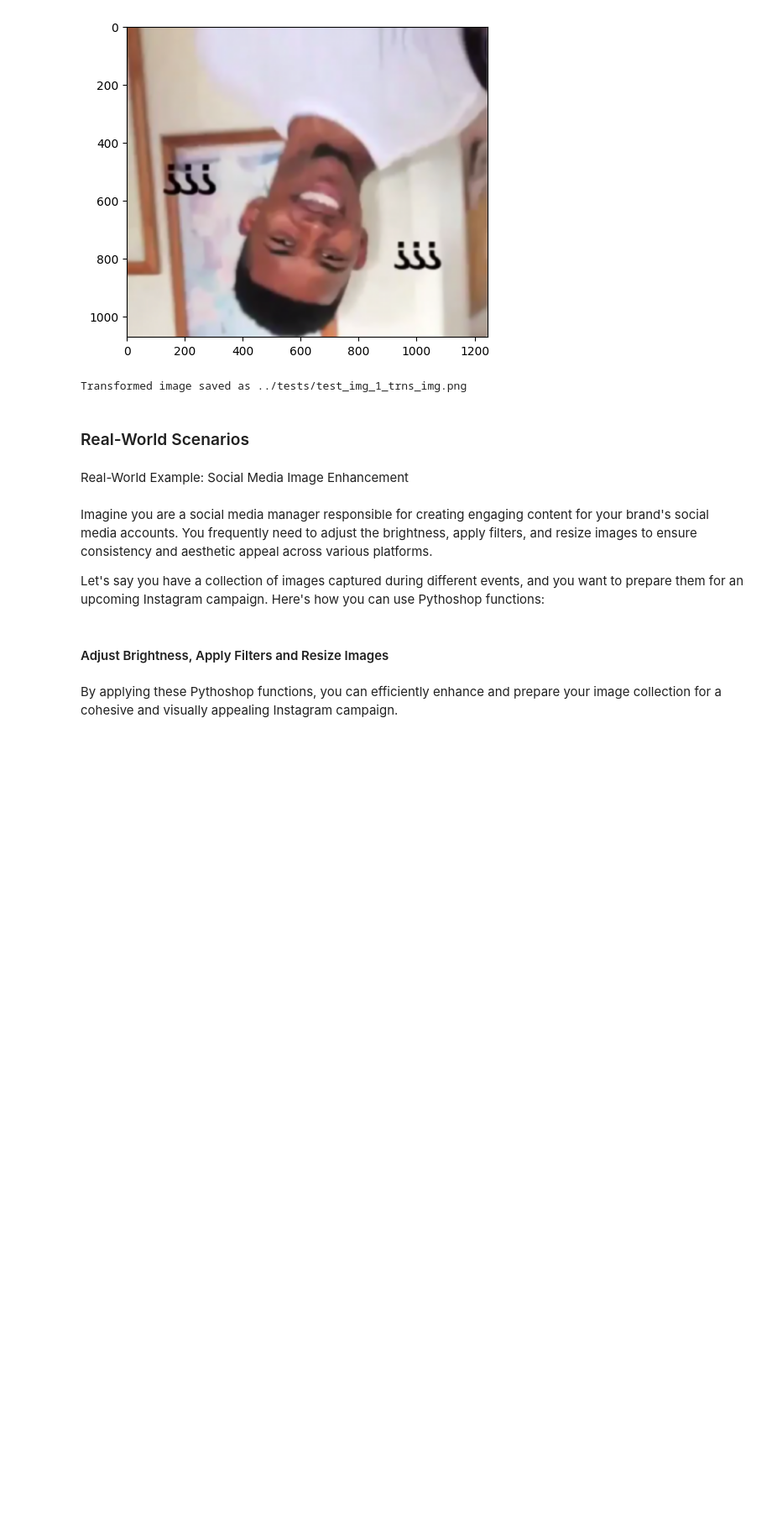
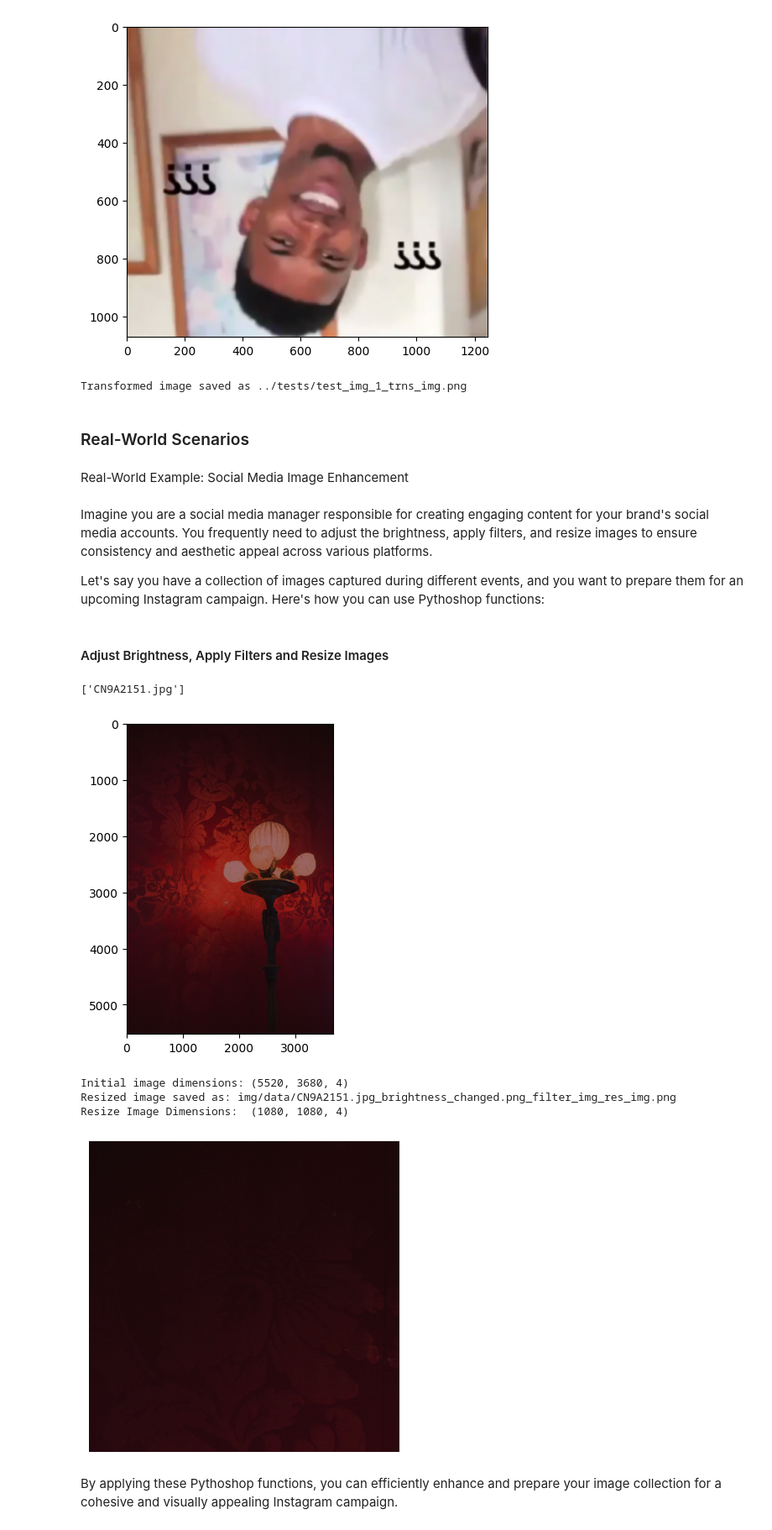
Before and after one commit to UBC-MDS/DSCI-524-group-6, a Jupyter notebook: docs/example.ipynb, the cells around one changed output. Shown at 84% size. Cells and saved outputs as stored; diff of their text form; code cells hidden in the pictures; blank space fills up the shorter version.

```diff
--- a/docs/example.ipynb
+++ b/docs/example.ipynb
@@ -171,21 +171,29 @@ Let's say you have a collection of images captured during different events, and
 # %%
 import os
 image_directory = 'img/data/'
 
 # List all files in the directory
 image_files = os.listdir(image_directory)
+print(image_files)
 
 #Adjust Image Brightness
 for image in image_files:
      adjust_brightness(image_directory+image, brightness_factor=+20)
 
 # #Apply Filters to Images
-# for image in image_files:
+for image in image_files:
      apply_filter(image_directory+image[:-4]+".jpg_brightness_changed.png", "red", degree=0.6)
 
 # #Apply Resizing via cropping
-# for image in image_files:
+for image in image_files:
      resize_image(image_directory+image[:-4]+".jpg_brightness_changed.png_filter_img.png", height=1080, width=1080, method='crop')
+# %% [output]
+['CN9A2151.jpg']
+[figure, added]
+Initial image dimensions: (5520, 3680, 4)
+Resized image saved as: img/data/CN9A2151.jpg_brightness_changed.png_filter_img_res_img.png
+Resize Image Dimensions:  (1080, 1080, 4)
+[figure, added]
 # %%
 # import os
 
```
Also changed, not shown: 6 other files.
